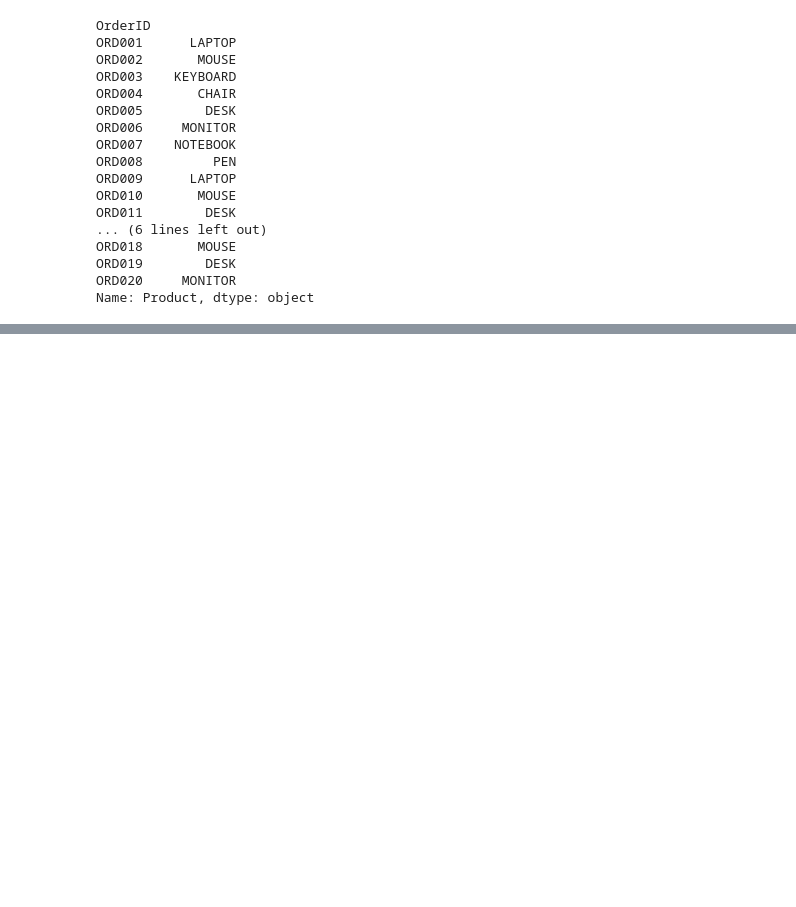
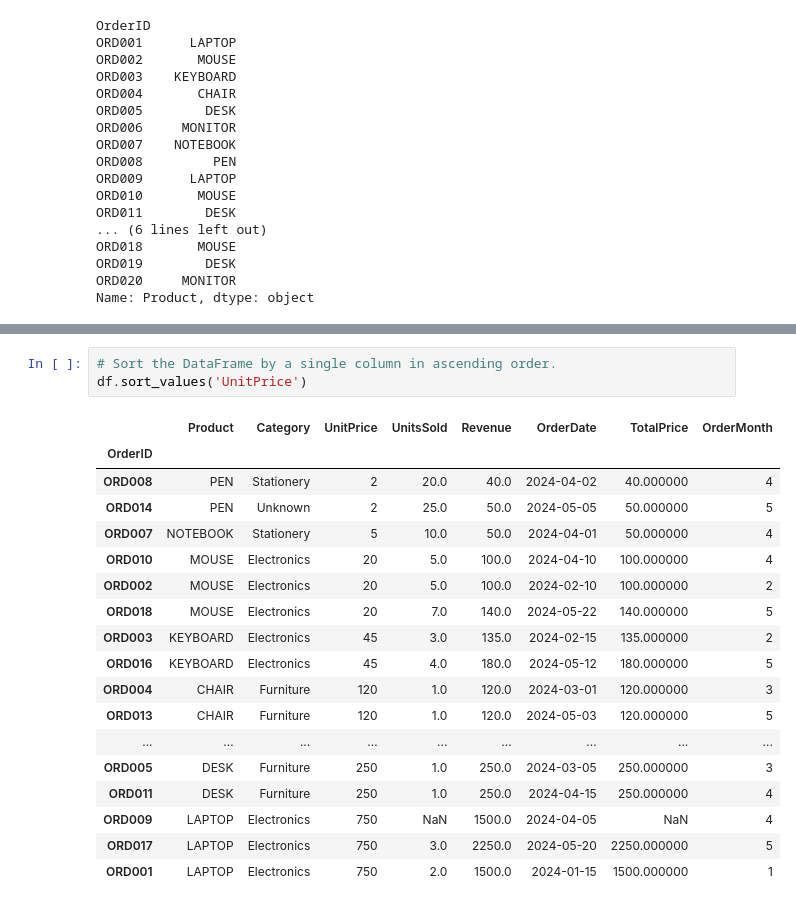
Before and after one commit to kuldeep-amenity/Amenity_Training_Tasks, a Jupyter notebook: Task5/Pandas_Task.ipynb, the cells around one changed output, grey strips where cells are left out. Cells and saved outputs as stored; diff of their text form; blank space fills up the shorter version.

```diff
--- a/Task5/Pandas_Task.ipynb
+++ b/Task5/Pandas_Task.ipynb
@@ -500,0 +617,22 @@ Name: Product, dtype: object
+# %%
+# Sort the DataFrame by a single column in ascending order.
+df.sort_values('UnitPrice')
+# %% [output]
+|  | Product | Category | UnitPrice | UnitsSold | Revenue | OrderDate | TotalPrice | OrderMonth |
+| OrderID |  |  |  |  |  |  |  |  |
+| ORD008 | PEN | Stationery | 2 | 20.0 | 40.0 | 2024-04-02 | 40.000000 | 4 |
+| ORD014 | PEN | Unknown | 2 | 25.0 | 50.0 | 2024-05-05 | 50.000000 | 5 |
+| ORD007 | NOTEBOOK | Stationery | 5 | 10.0 | 50.0 | 2024-04-01 | 50.000000 | 4 |
+| ORD010 | MOUSE | Electronics | 20 | 5.0 | 100.0 | 2024-04-10 | 100.000000 | 4 |
+| ORD002 | MOUSE | Electronics | 20 | 5.0 | 100.0 | 2024-02-10 | 100.000000 | 2 |
+| ORD018 | MOUSE | Electronics | 20 | 7.0 | 140.0 | 2024-05-22 | 140.000000 | 5 |
+| ORD003 | KEYBOARD | Electronics | 45 | 3.0 | 135.0 | 2024-02-15 | 135.000000 | 2 |
+| ORD016 | KEYBOARD | Electronics | 45 | 4.0 | 180.0 | 2024-05-12 | 180.000000 | 5 |
+| ORD004 | CHAIR | Furniture | 120 | 1.0 | 120.0 | 2024-03-01 | 120.000000 | 3 |
+| ORD013 | CHAIR | Furniture | 120 | 1.0 | 120.0 | 2024-05-03 | 120.000000 | 5 |
+| ... | ... | ... | ... | ... | ... | ... | ... | ... |
+| ORD005 | DESK | Furniture | 250 | 1.0 | 250.0 | 2024-03-05 | 250.000000 | 3 |
+| ORD011 | DESK | Furniture | 250 | 1.0 | 250.0 | 2024-04-15 | 250.000000 | 4 |
+| ORD009 | LAPTOP | Electronics | 750 | NaN | 1500.0 | 2024-04-05 | NaN | 4 |
+| ORD017 | LAPTOP | Electronics | 750 | 3.0 | 2250.0 | 2024-05-20 | 2250.000000 | 5 |
+| ORD001 | LAPTOP | Electronics | 750 | 2.0 | 1500.0 | 2024-01-15 | 1500.000000 | 1 |
```
Also changed, not shown: parts of 14 cells of this notebook.
